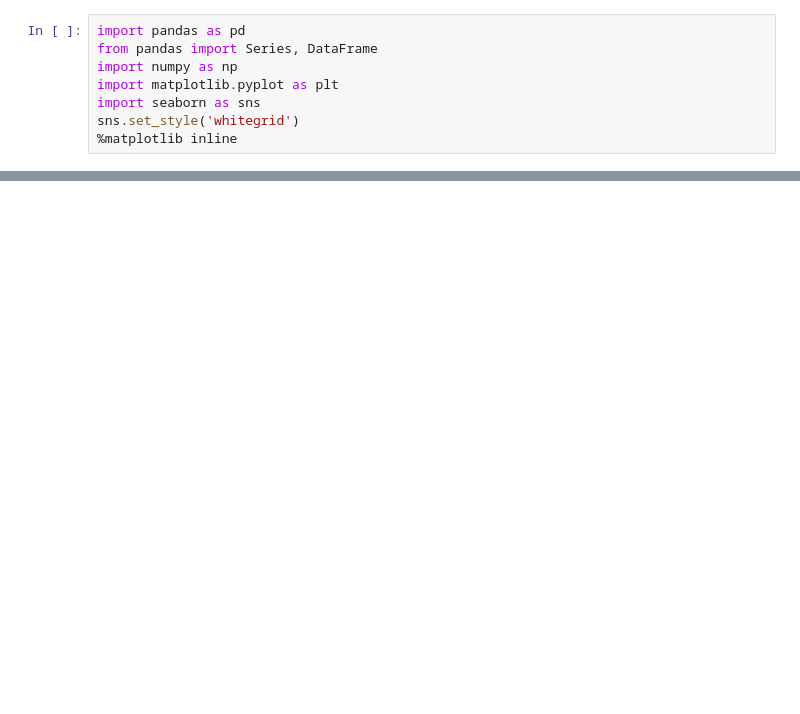
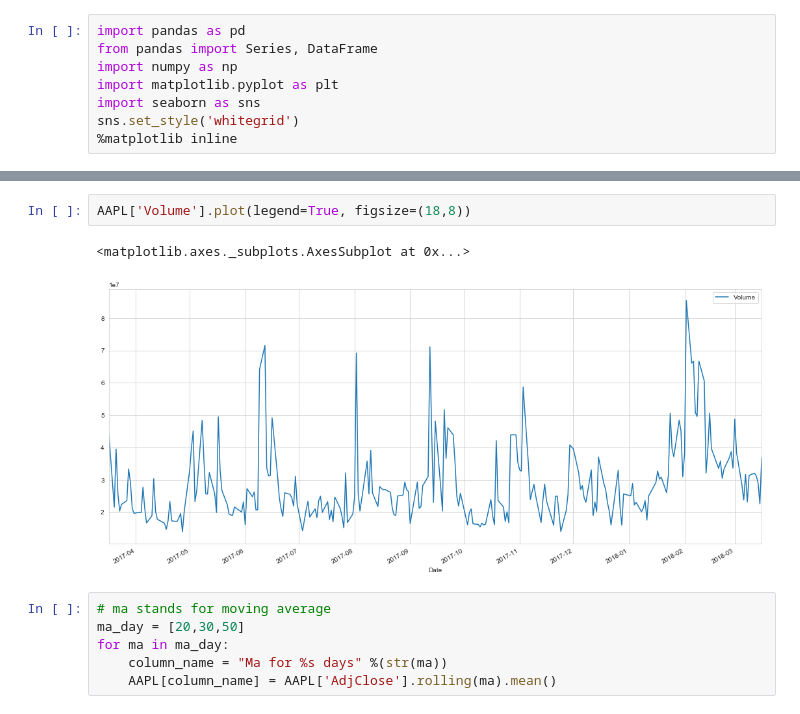
Before and after one commit to kimdang/Stock-Market-Analysis, a Jupyter notebook: Stock Market Analysis.ipynb, the cells around one changed output, grey strips where cells are left out. Drawn from its saved outputs; the diff is of its cells as text; blank space fills up the shorter version.

```diff
--- a/Stock Market Analysis.ipynb
+++ b/Stock Market Analysis.ipynb
@@ -52,0 +38,11 @@ end
+# %%
+AAPL['Volume'].plot(legend=True, figsize=(18,8))
+# %% [output]
+<matplotlib.axes._subplots.AxesSubplot at 0x...>
+[figure, added]
+# %%
+# ma stands for moving average
+ma_day = [20,30,50]
+for ma in ma_day:
+    column_name = "Ma for %s days" %(str(ma))
+    AAPL[column_name] = AAPL['AdjClose'].rolling(ma).mean()
```
Also changed, not shown: parts of 11 cells of this notebook.
